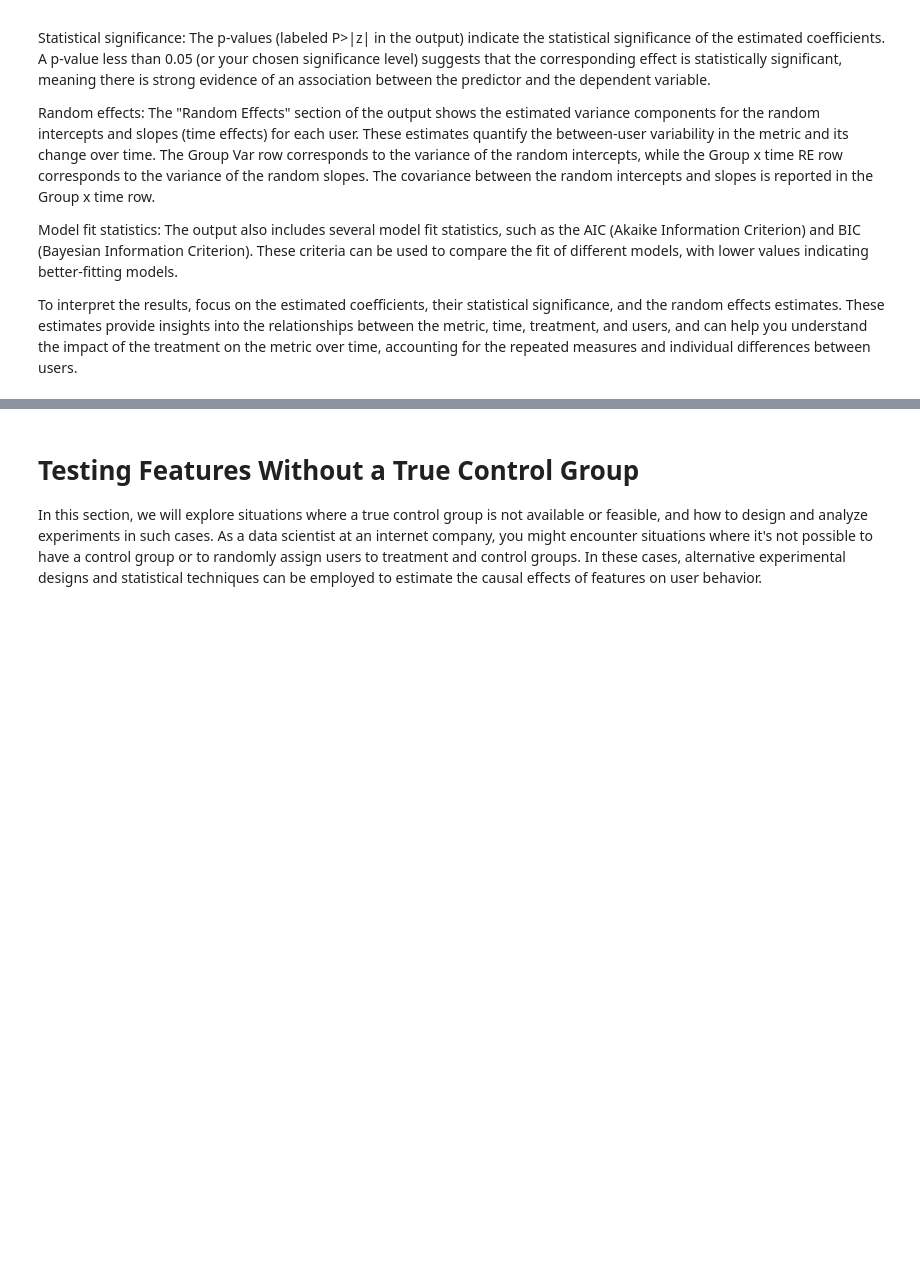
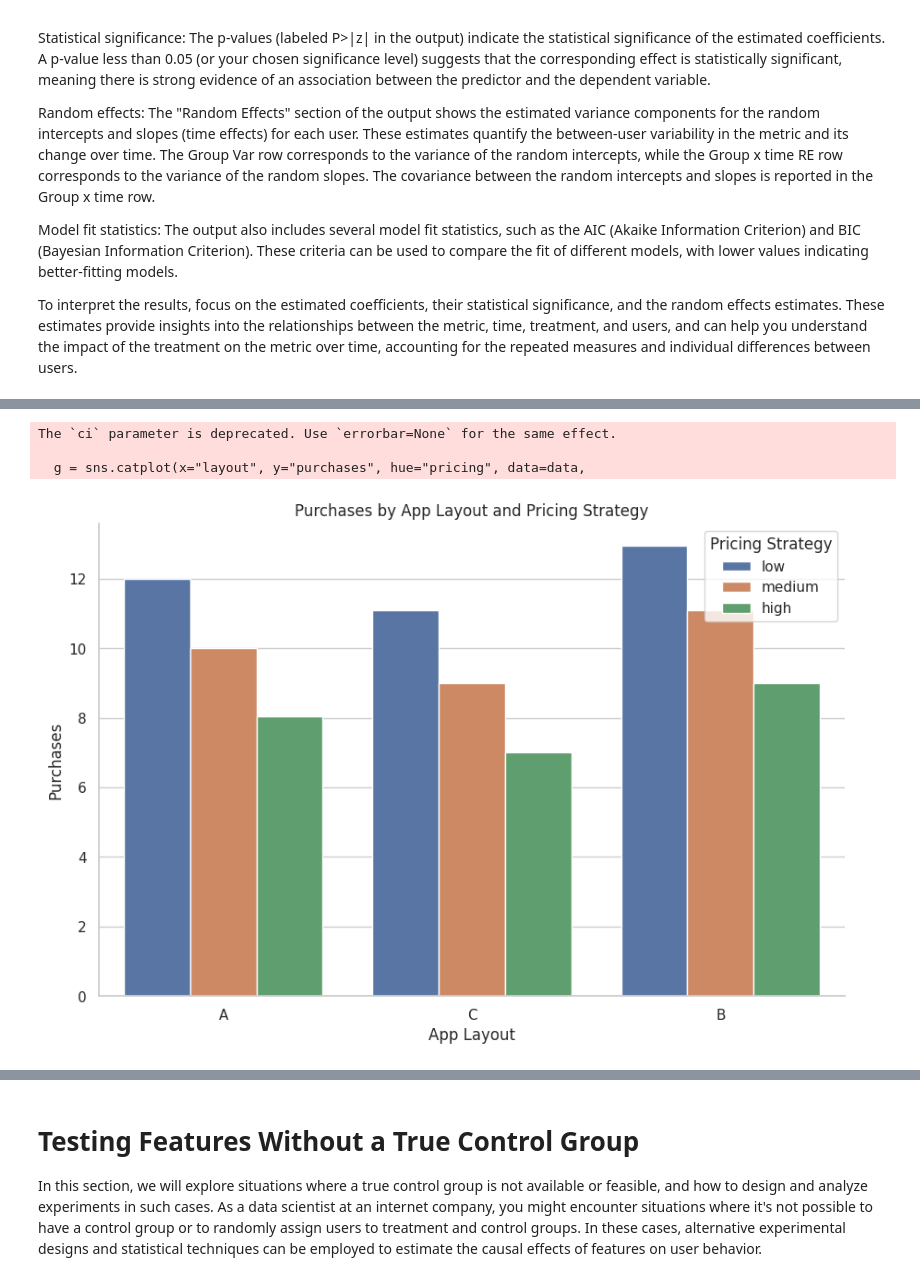
Before and after one commit to SSSpock/skillspire, a Jupyter notebook: skillspire_experimentation.ipynb, the cells around one changed output, grey strips where cells are left out. Cells and saved outputs as stored; diff of their text form; code cells hidden in the pictures; blank space fills up the shorter version.

```diff
--- a/skillspire_experimentation.ipynb
+++ b/skillspire_experimentation.ipynb
@@ -397,0 +502,12 @@ To interpret the results, focus on the estimated coefficients, their statistical
+# %%
+# Merge user data with experimental conditions
+data = users.merge(conditions, left_on='condition', right_index=True).drop(columns=['condition'])
+
+# Analyzing the results using ANOVA
+import statsmodels.api as sm
+import statsmodels.formula.api as smf
+
+model = smf.ols("purchases ~ layout * pricing + device_type + age_group", data=data).fit()
+anova_results = sm.stats.anova_lm(model, typ=2)
+
+print(anova_results)
@@ -397,0 +522,15 @@ To interpret the results, focus on the estimated coefficients, their statistical
+# %%
+# Visualizing the results
+sns.set(style="whitegrid")
+
+g = sns.catplot(x="layout", y="purchases", hue="pricing", data=data,
+kind="bar", errorbar=None, height=6, aspect=1.5, legend_out=False)
+g.set_axis_labels("App Layout", "Purchases")
+plt.title("Purchases by App Layout and Pricing Strategy")
+plt.legend(title="Pricing Strategy")
+plt.show()
+# %% [output]
+The `ci` parameter is deprecated. Use `errorbar=None` for the same effect.
+
+  g = sns.catplot(x="layout", y="purchases", hue="pricing", data=data,
+[figure, added]
```
Also changed, not shown: parts of 20 cells of this notebook.
